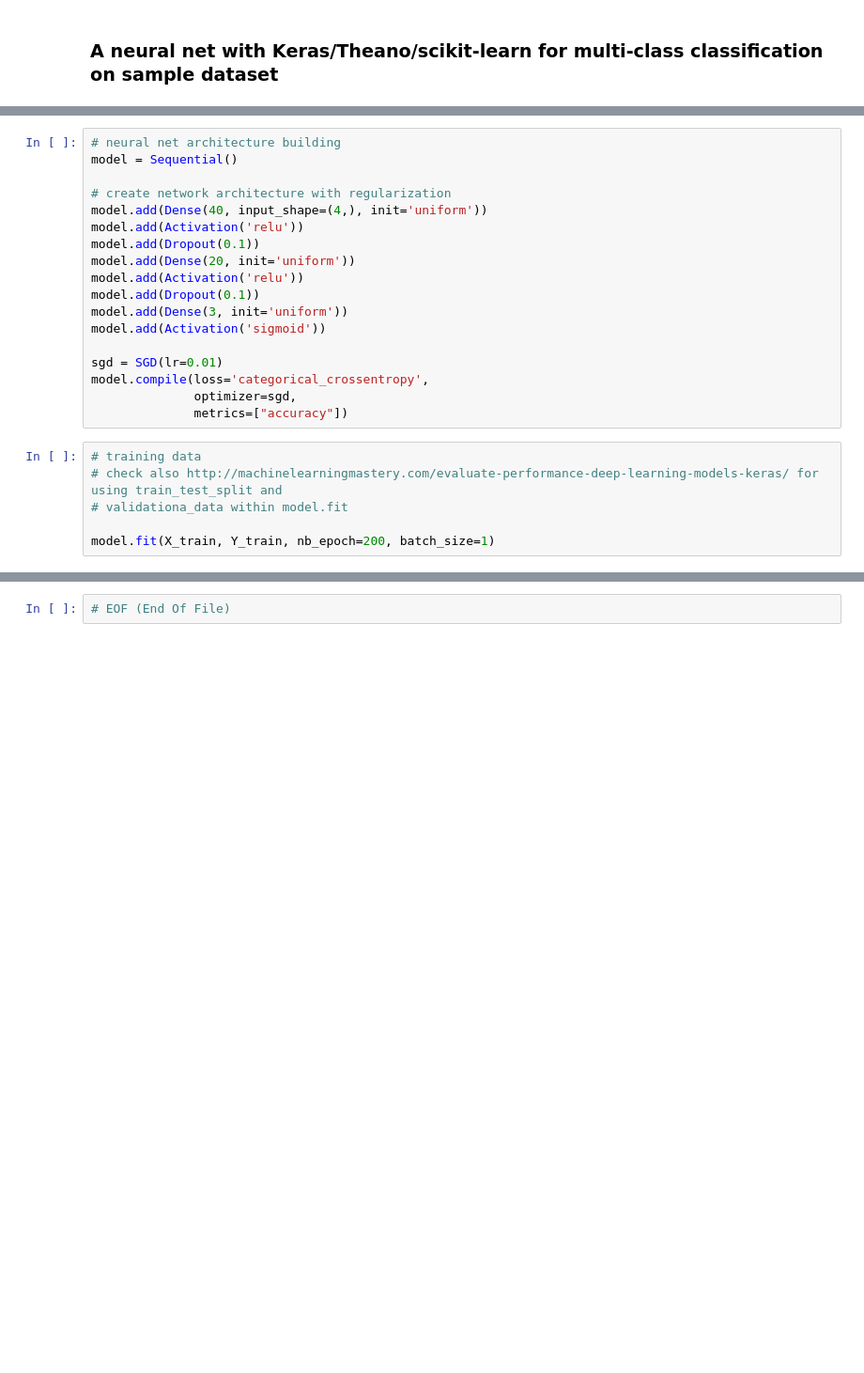
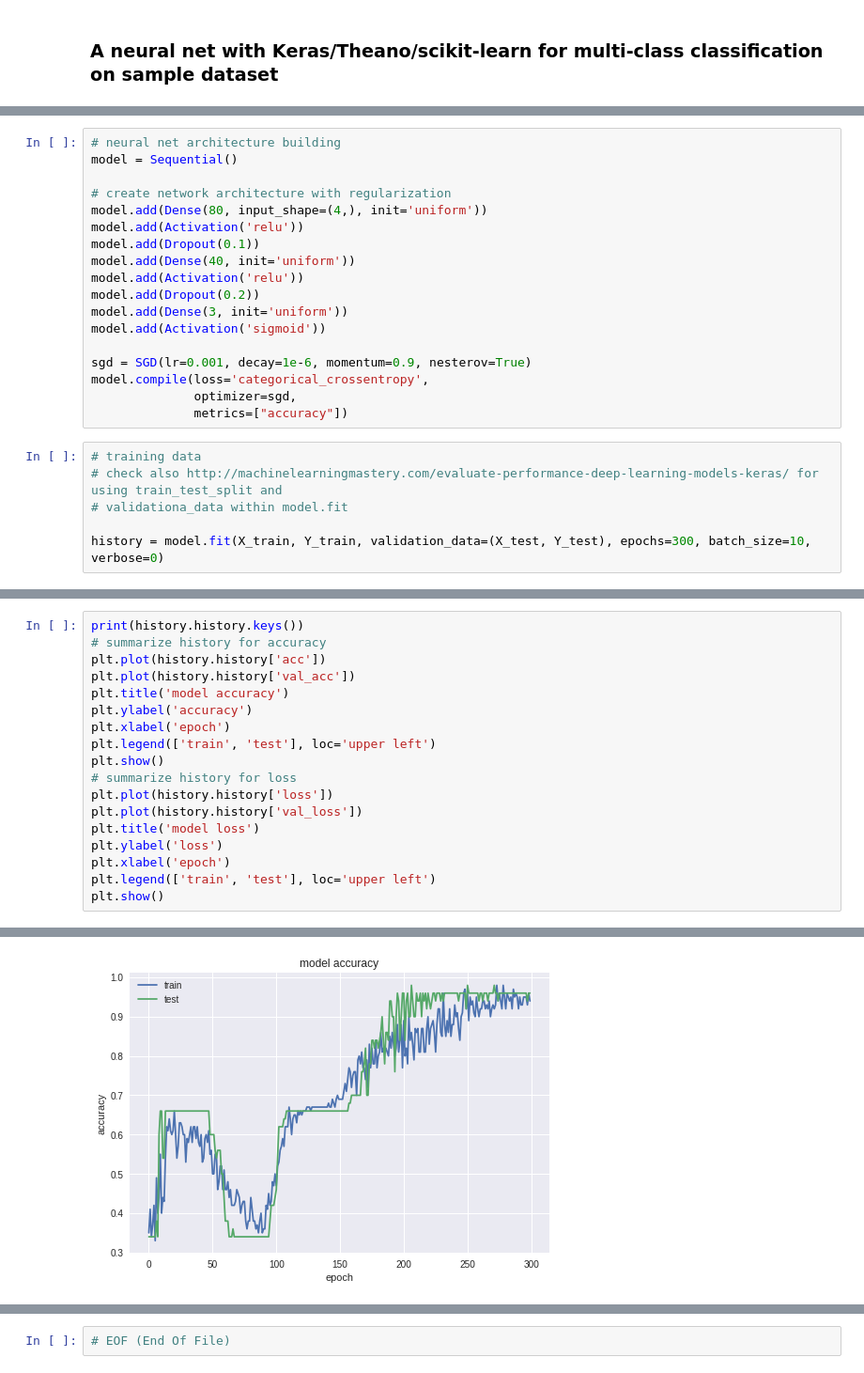
Before and after one commit to dhrg/neuralnets, a Jupyter notebook: iris/iris.ipynb, the cells around one changed output, grey strips where cells are left out. Shown: that part at 94% size. Saved outputs shown, nothing was run; the diff lists cells and outputs as text; blank space fills up the shorter version.

```diff
--- a/iris/iris.ipynb
+++ b/iris/iris.ipynb
@@ -102,16 +70,16 @@ Y_test = np_utils.to_categorical(Yi_test)
 model = Sequential()
 
 # create network architecture with regularization
-model.add(Dense(40, input_shape=(4,), init='uniform'))
+model.add(Dense(80, input_shape=(4,), init='uniform'))
 model.add(Activation('relu'))
 model.add(Dropout(0.1))
-model.add(Dense(20, init='uniform'))
+model.add(Dense(40, init='uniform'))
 model.add(Activation('relu'))
-model.add(Dropout(0.1))
+model.add(Dropout(0.2))
 model.add(Dense(3, init='uniform'))
 model.add(Activation('sigmoid'))
 
-sgd = SGD(lr=0.01)
+sgd = SGD(lr=0.001, decay=1e-6, momentum=0.9, nesterov=True)
 model.compile(loss='categorical_crossentropy',
               optimizer=sgd,
               metrics=["accuracy"])
@@ -120,4 +88,4 @@ model.compile(loss='categorical_crossentropy',
 # check also http://machinelearningmastery.com/evaluate-performance-deep-learning-models-keras/ for using train_test_split and
 # validationa_data within model.fit
 
-model.fit(X_train, Y_train, nb_epoch=200, batch_size=1)
+history = model.fit(X_train, Y_train, validation_data=(X_test, Y_test), epochs=300, batch_size=10, verbose=0)
@@ -148,0 +98,19 @@ test acc: 100.00%
+# %%
+print(history.history.keys())
+# summarize history for accuracy
+plt.plot(history.history['acc'])
+plt.plot(history.history['val_acc'])
+plt.title('model accuracy')
+plt.ylabel('accuracy')
+plt.xlabel('epoch')
+plt.legend(['train', 'test'], loc='upper left')
+plt.show()
+# summarize history for loss
+plt.plot(history.history['loss'])
+plt.plot(history.history['val_loss'])
+plt.title('model loss')
+plt.ylabel('loss')
+plt.xlabel('epoch')
+plt.legend(['train', 'test'], loc='upper left')
+plt.show()
+# %% [output]
@@ -148,0 +118 @@ test acc: 100.00%
+[figure, added]
```
Also changed, not shown: parts of 12 cells of this notebook.
